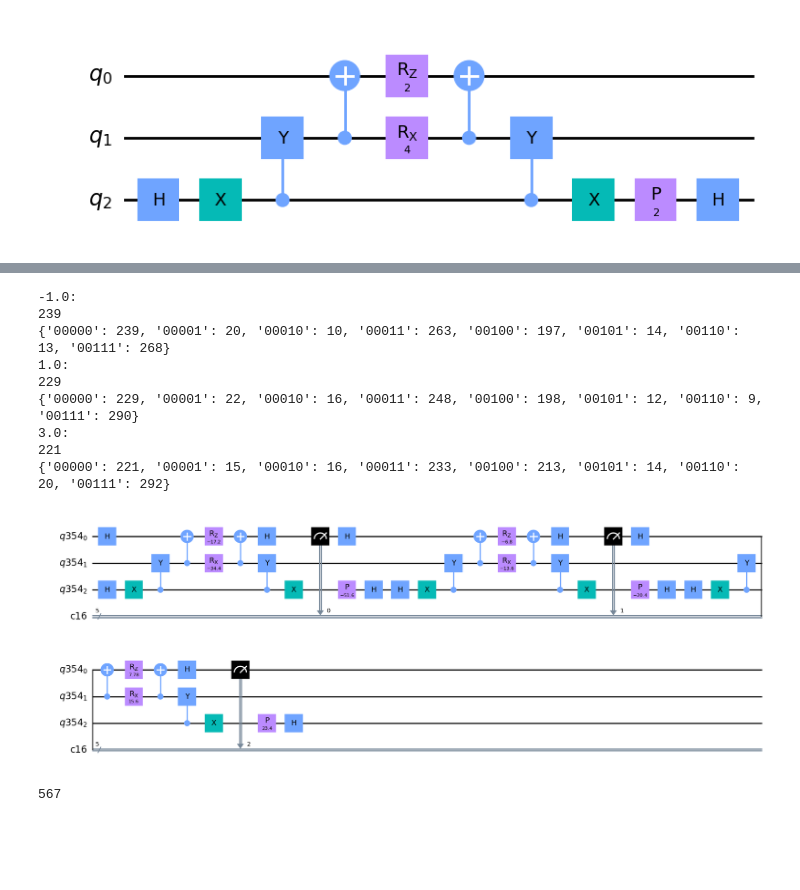
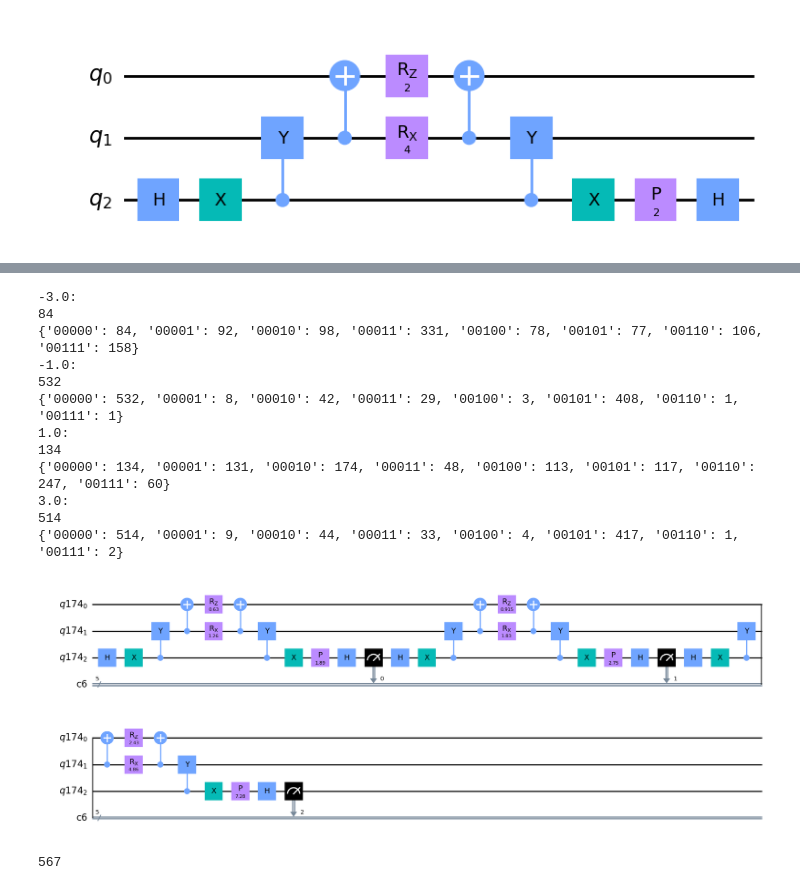
Before and after one commit to constantlyPlanck/2QubitRodeo, a Jupyter notebook: 2Qubit.ipynb, the cells around one changed output, grey strips where cells are left out. Saved outputs shown, nothing was run; the diff lists cells and outputs as text; code cells hidden in the pictures; blank space fills up the shorter version.

Commit message:
Fixed minor error with unused test code
- Made test code measure the correct qubit

```diff
--- a/2Qubit.ipynb
+++ b/2Qubit.ipynb
@@ -113,4 +113,6 @@ print(t5)
 # %%
+# Unused test code
+
 specSuccess4 = list()
 specAll4 = list()
 
@@ -121,11 +123,7 @@ values = [-3, 3, -1, 1]
 #initial_state = [1/sqrt(2), 0, 0, -1/sqrt(2), 0, 0, 0,0]
 #initial_vector = qiskit.quantum_info.Statevector(initial_state)
 
-#start with np.linspace to get few (~10) evenly sized bins
-#use small sigma to search
-#repeat search on peaks with larger sigma
-
-for i in Range(3):
+for i in Range(4):
     energies = [-3, -1, 1, 3]
     eTarget = energies[i]
     # eTarget = -3 + (i) * 2
@@ -143,45 +141,48 @@ for i in Range(3):
     # rodeo.p(1, 0)
 
     rodeo.compose(make_cycle(t1, eTarget, 2, 1), [0, 1, 2], inplace=True)
-    rodeo.measure(0, 0) #cbit 0000n
+    rodeo.measure(2, 0) #cbit 0000n
 
     rodeo.compose(make_cycle(t2, eTarget, 2, 1), [0, 1, 2], inplace=True)
-    rodeo.measure(0, 1) #cbit 000n0
+    rodeo.measure(2, 1) #cbit 000n0
 
     rodeo.compose(make_cycle(t3, eTarget, 2, 1), [0, 1, 2], inplace=True)
-    rodeo.measure(0, 2) #cbit 00n00
+    rodeo.measure(2, 2) #cbit 00n00
     #
     # rodeo.compose(make_cycle(t4, eTarget), [0, 1, 2], inplace=True)
     # rodeo.measure(0, 3) #cbit 0n000
     #
     # rodeo.compose(make_cycle(t5, eTarget), [0, 1, 2], inplace=True)
     # rodeo.measure(0, 4) #cbit n0000
 
 
     job = execute(rodeo, backend=backend)
     job.wait_for_final_state()
 
     numSuccess = job.result().get_counts().get('00000')
     if numSuccess is None:
         numSuccess = 0
 
     print(numSuccess)
     specSuccess4.append(numSuccess)
 
     print(job.result().get_counts())
 
 rodeo.draw('mpl')
 # %% [output]
+-3.0:
+84
+{'00000': 84, '00001': 92, '00010': 98, '00011': 331, '00100': 78, '00101': 77, '00110': 106, '00111': 158}
 -1.0:
-239
-{'00000': 239, '00001': 20, '00010': 10, '00011': 263, '00100': 197, '00101': 14, '00110': 13, '00111': 268}
+532
+{'00000': 532, '00001': 8, '00010': 42, '00011': 29, '00100': 3, '00101': 408, '00110': 1, '00111': 1}
 1.0:
-229
-{'00000': 229, '00001': 22, '00010': 16, '00011': 248, '00100': 198, '00101': 12, '00110': 9, '00111': 290}
+134
+{'00000': 134, '00001': 131, '00010': 174, '00011': 48, '00100': 113, '00101': 117, '00110': 247, '00111': 60}
 3.0:
-221
-{'00000': 221, '00001': 15, '00010': 16, '00011': 233, '00100': 213, '00101': 14, '00110': 20, '00111': 292}
+514
+{'00000': 514, '00001': 9, '00010': 44, '00011': 33, '00100': 4, '00101': 417, '00110': 1, '00111': 2}
-[figure, old version]
+[figure, new version]
 # %%
 def run_rodeo(times, numCycles, ETarget, xMod, zMod, twoStateTime = None):
     # debug printing
```
Also changed, not shown: parts of 3 cells of this notebook.
